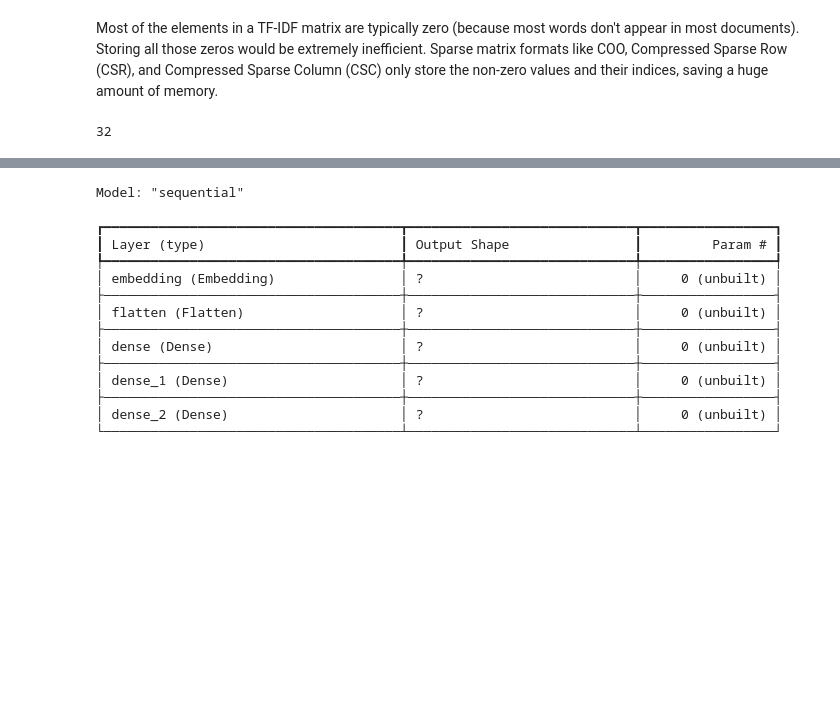
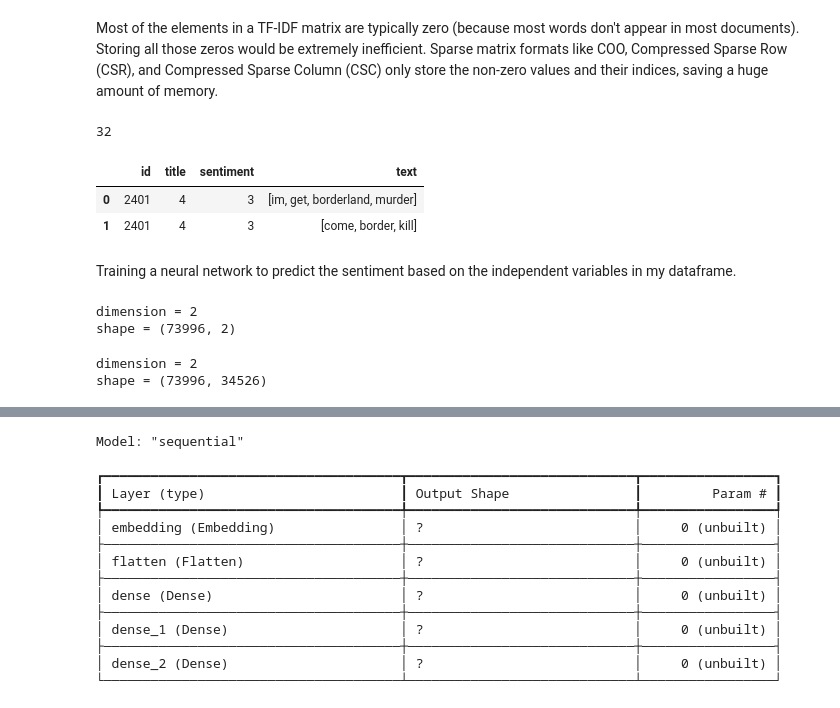
Before and after one commit to namitabagri/Text-Sentiment-Classifier, a Jupyter notebook: colab.ipynb, the cells around one changed output, grey strips where cells are left out. Saved outputs shown, nothing was run; the diff lists cells and outputs as text; code cells hidden in the pictures; blank space fills up the shorter version.

Commit message:
Separated target and independent variables tried to stack the sparse matrix of vector representation of text with the other independent variables and encountered a shape related error.

```diff
--- a/colab.ipynb
+++ b/colab.ipynb
@@ -169,4 +174,4 @@ train_df
 | 74681 | 9200 | Nvidia | Positive | like window partition mac like ye... |
 73996 rows × 4 columns
 # %%
-train_df['text'].apply(word_tokenize)
+train_df['text']=train_df['text'].apply(word_tokenize)
@@ -236,3 +228,11 @@ len(train_df['title'].unique())
 # %%
 le = LabelEncoder()
 train_df['title'] = le.fit_transform(train_df['title'])
+# %%
+train_df.head(2)
+# %% [output]
+|  | id | title | sentiment | text |
+| 0 | 2401 | 4 | 3 | [im, get, borderland, murder] |
+| 1 | 2401 | 4 | 3 | [come, border, kill] |
+# %% [markdown]
+Training a neural network to predict the sentiment based on the independent variables in my dataframe.
@@ -238,0 +244,12 @@ train_df['title'] = le.fit_transform(train_df['title'])
+# %%
+print(f'''dimension = {features.ndim}
+shape = {features.shape}''')
+# %% [output]
+dimension = 2
+shape = (73996, 2)
+# %%
+print(f'''dimension = {tf_idf_matrix.ndim}
+shape = {tf_idf_matrix.shape}''')
+# %% [output]
+dimension = 2
+shape = (73996, 34526)
```
Also changed, not shown: parts of 6 cells of this notebook.
